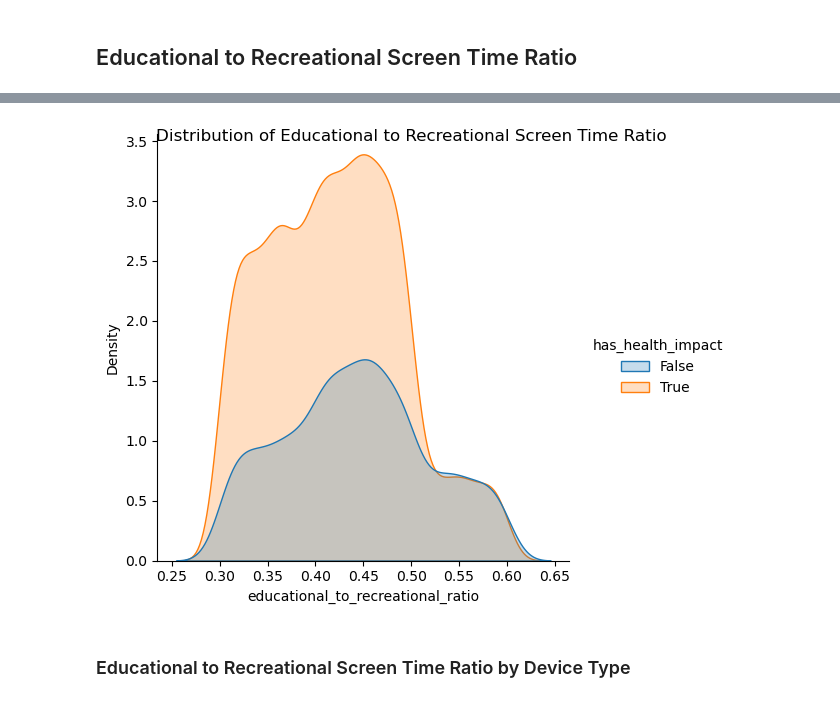
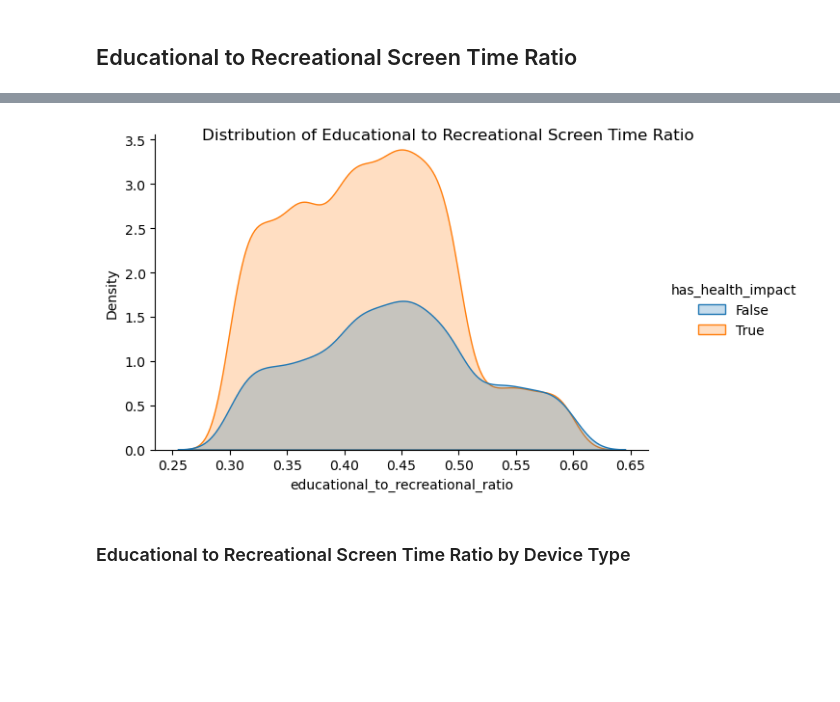
Before and after one commit to suranjanrana/indian-kids-screen-time-analysis, a Jupyter notebook: screen_time_analysis.ipynb, the cells around one changed output, grey strips where cells are left out. Cells and saved outputs as stored; diff of their text form; code cells hidden in the pictures; blank space fills up the shorter version.

```diff
--- a/screen_time_analysis.ipynb
+++ b/screen_time_analysis.ipynb
@@ -269,9 +268,9 @@ plt.show()
 # %%
-sns.displot(data=df, x="educational_to_recreational_ratio", kind="kde", hue="has_health_impact", fill=True)
+sns.displot(data=df, x="educational_to_recreational_ratio", kind="kde", hue="has_health_impact", fill=True, height=4, aspect=1.5)
 plt.suptitle("Distribution of Educational to Recreational Screen Time Ratio")
 plt.show()
 # %% [output]
-[figure, old version]
+[figure, new version]
 # %% [markdown]
 ### Educational to Recreational Screen Time Ratio by Device Type
 # %%
```
Also changed, not shown: parts of 6 cells of this notebook.
